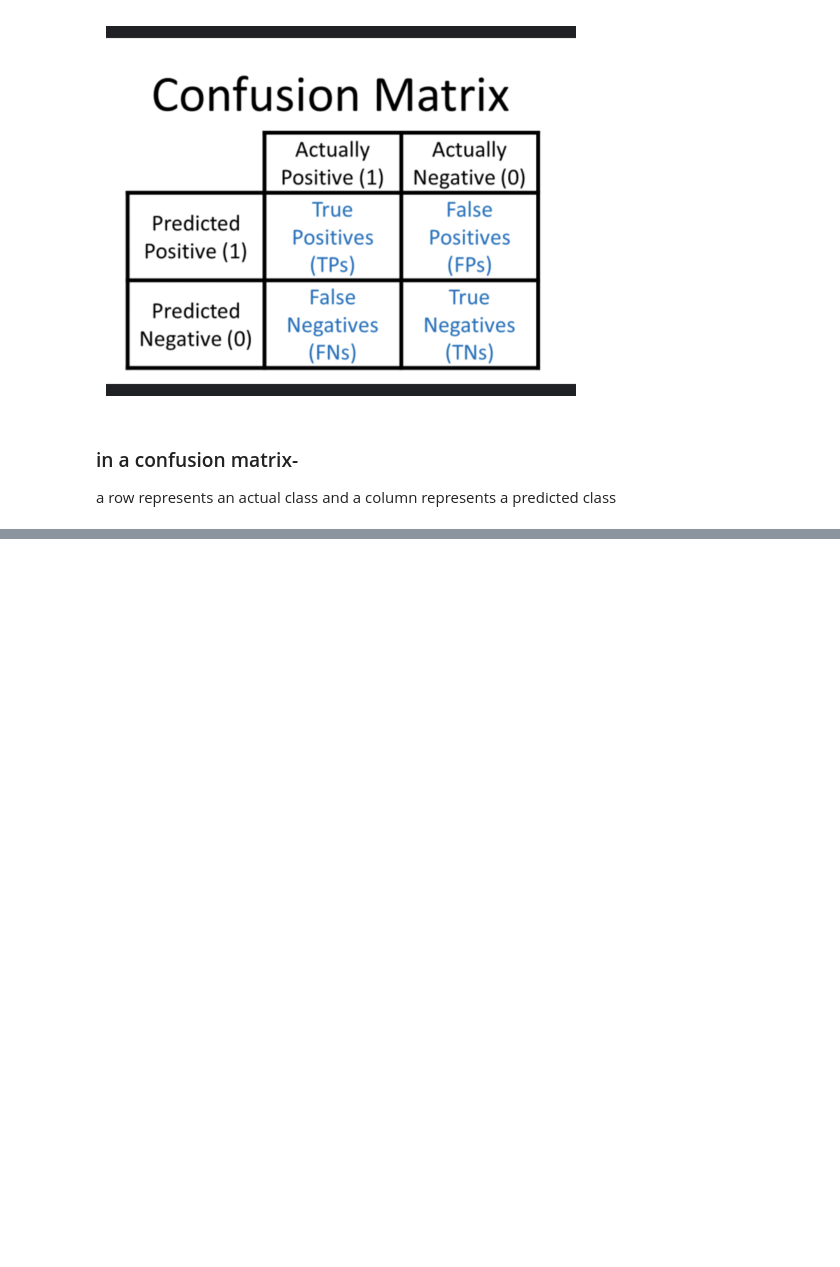
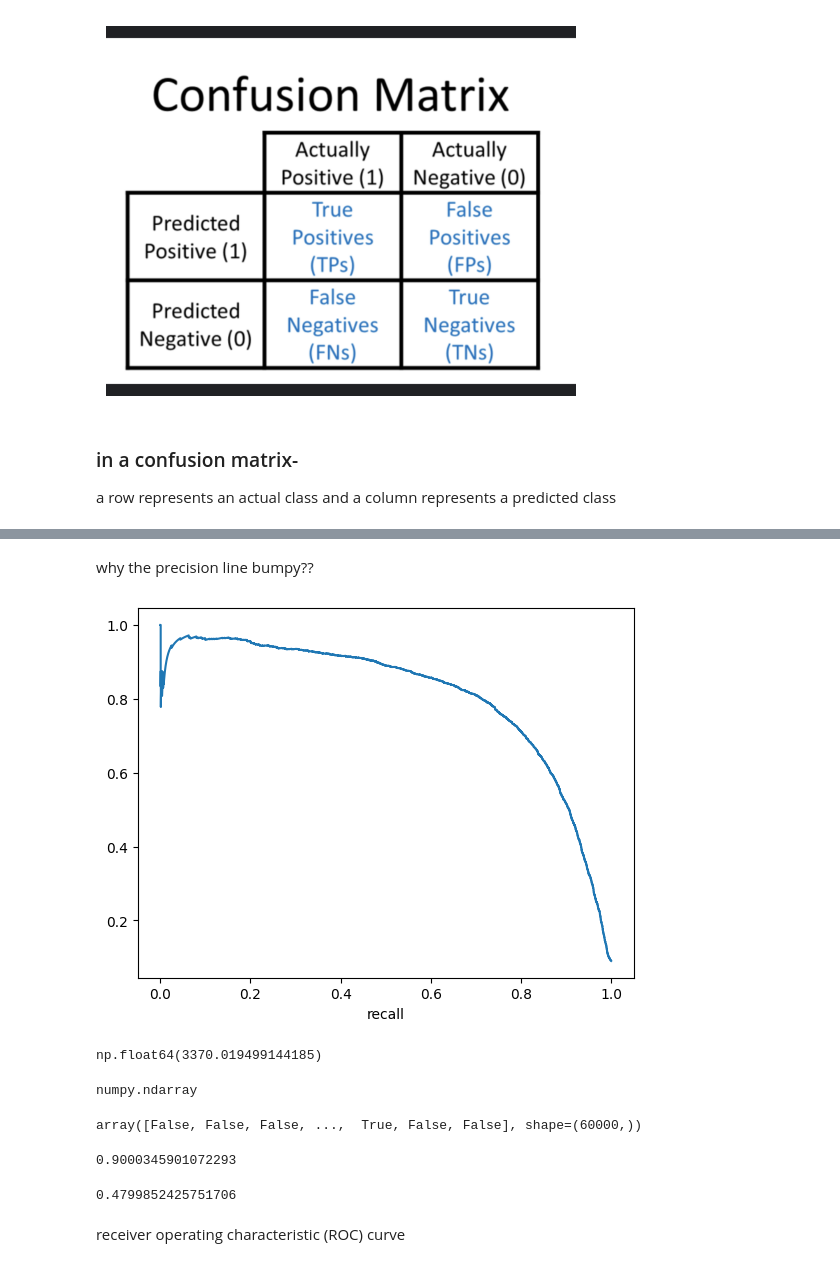
Before and after one commit to abhimanyudalal1/hands-on-ML, a Jupyter notebook: mnist.ipynb, the cells around one changed output, grey strips where cells are left out. Cells and saved outputs as stored; diff of their text form; code cells hidden in the pictures; blank space fills up the shorter version.

```diff
--- a/mnist.ipynb
+++ b/mnist.ipynb
@@ -168,0 +235,17 @@ a row represents an actual class and a column represents a predicted class
+# %% [markdown]
+why the precision line bumpy??
+# %%
+plt.plot( recall,precision)
+plt.xlabel('recall')
+plt.show()
+# %% [output]
+[figure, added]
+# %%
+threshold_90_precision = thresholds[np.argmax(precision >= 0.90)] # ~7816
+threshold_90_precision
+# %% [output]
+np.float64(3370.019499144185)
+# %%
+type(thresholds)
+# %% [output]
+numpy.ndarray
@@ -168,0 +254,16 @@ a row represents an actual class and a column represents a predicted class
+# %%
+y_train_pred_90
+# %% [output]
+array([False, False, False, ...,  True, False, False], shape=(60000,))
+# %%
+from sklearn.metrics import precision_score,recall_score
+
+precision_score(y_train_5,y_train_pred_90)
+# %% [output]
+0.9000345901072293
+# %%
+recall_score(y_train_5,y_train_pred_90)
+# %% [output]
+0.4799852425751706
+# %% [markdown]
+receiver operating characteristic (ROC) curve
```
Also changed, not shown: parts of 31 cells of this notebook, 3 other files.
